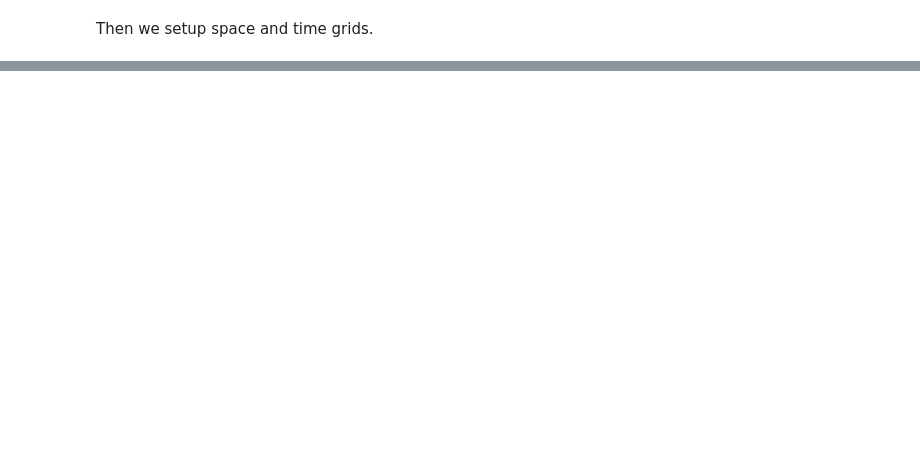
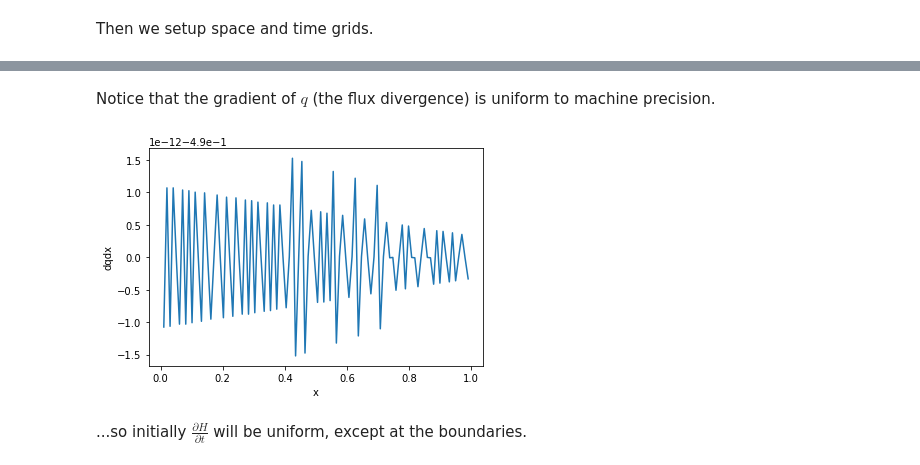
Before and after one commit to ldeo-glaciology/ice-sheet-seminar-2022, a Jupyter notebook: code/toy_model_w2.ipynb, the cells around one changed output, grey strips where cells are left out. Drawn from its saved outputs; the diff is of its cells as text; code cells hidden in the pictures; blank space fills up the shorter version.

```diff
--- a/code/toy_model_w2.ipynb
+++ b/code/toy_model_w2.ipynb
@@ -73,0 +88,13 @@ plt.show()
+# %% [markdown]
+Notice that the gradient of $q$ (the flux divergence) is uniform to machine precision.
+# %%
+dqdx = upwind_diff(q)
+fig, ax = plt.subplots()
+ax.plot(x[1:-1], dqdx)
+plt.xlabel('x')
+plt.ylabel('dqdx')
+plt.show()
+# %% [output]
+[figure, added]
+# %% [markdown]
+...so initially $\frac{\partial H}{\partial t}$ will be uniform, except at the boundaries.
```
Also changed, not shown: parts of 25 cells of this notebook.
